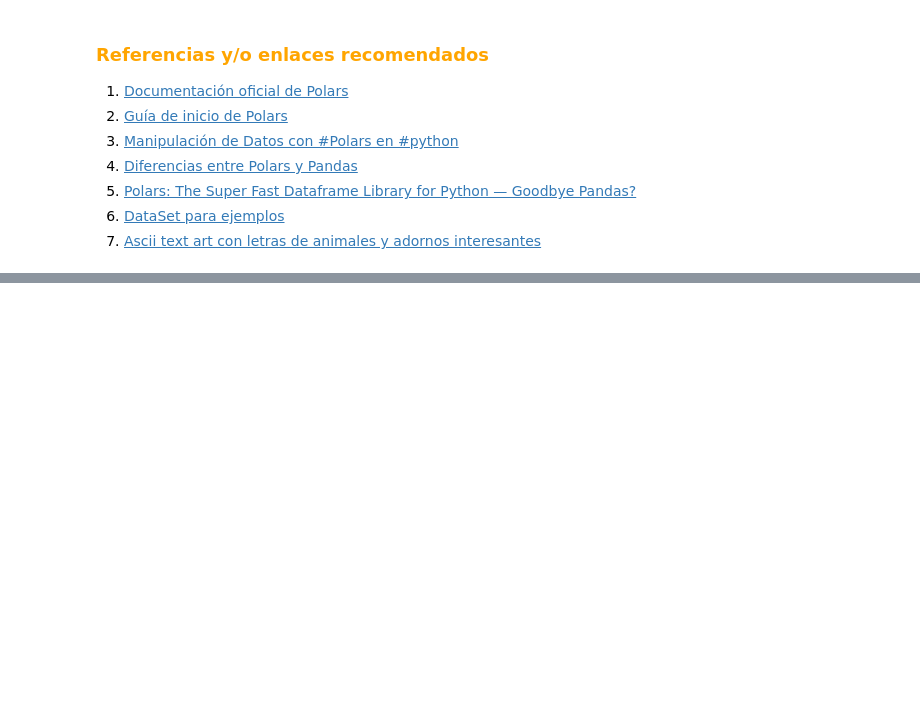
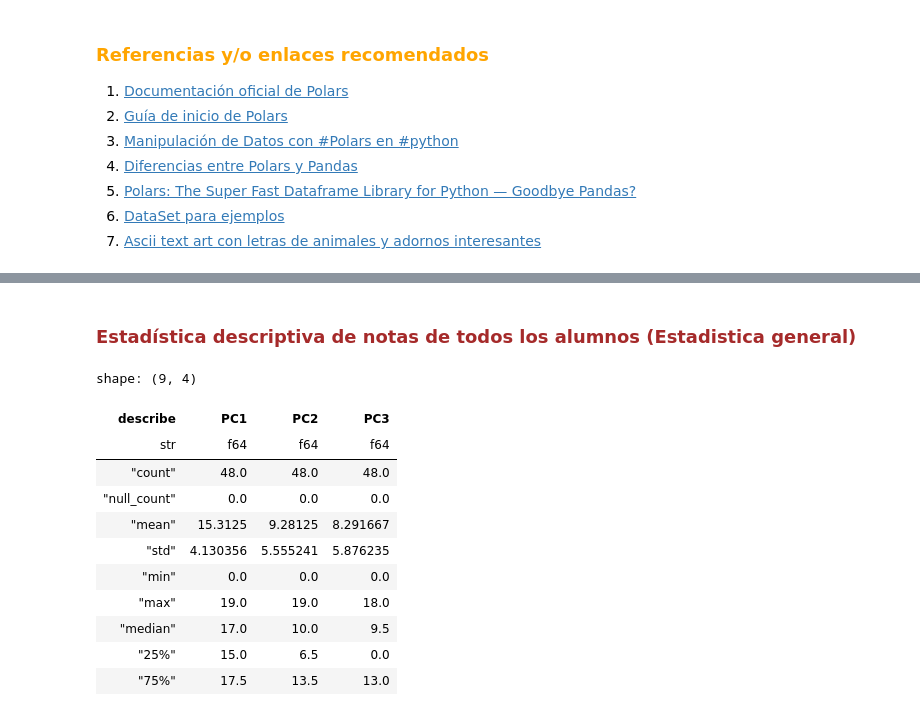
Before and after one commit to arthurquispe/libreria_polars, a Jupyter notebook: Tutorial Polars.ipynb, the cells around one changed output, grey strips where cells are left out. Drawn from its saved outputs; the diff is of its cells as text; code cells hidden in the pictures; blank space fills up the shorter version.

```diff
--- a/Tutorial Polars.ipynb
+++ b/Tutorial Polars.ipynb
@@ -367,0 +444,18 @@ shape: (2, 9)
+# %% [markdown]
+### <span style="color: brown;">Estadística descriptiva de notas de todos los alumnos (Estadistica general) </span>
+# %%
+df1 = df.select([pl.col("PC1","PC2","PC3")]).describe()
+df1
+# %% [output]
+shape: (9, 4)
+| describe | PC1 | PC2 | PC3 |
+| str | f64 | f64 | f64 |
+| "count" | 48.0 | 48.0 | 48.0 |
+| "null_count" | 0.0 | 0.0 | 0.0 |
+| "mean" | 15.3125 | 9.28125 | 8.291667 |
+| "std" | 4.130356 | 5.555241 | 5.876235 |
+| "min" | 0.0 | 0.0 | 0.0 |
+| "max" | 19.0 | 19.0 | 18.0 |
+| "median" | 17.0 | 10.0 | 9.5 |
+| "25%" | 15.0 | 6.5 | 0.0 |
+| "75%" | 17.5 | 13.5 | 13.0 |
```
Also changed, not shown: parts of 24 cells of this notebook.
